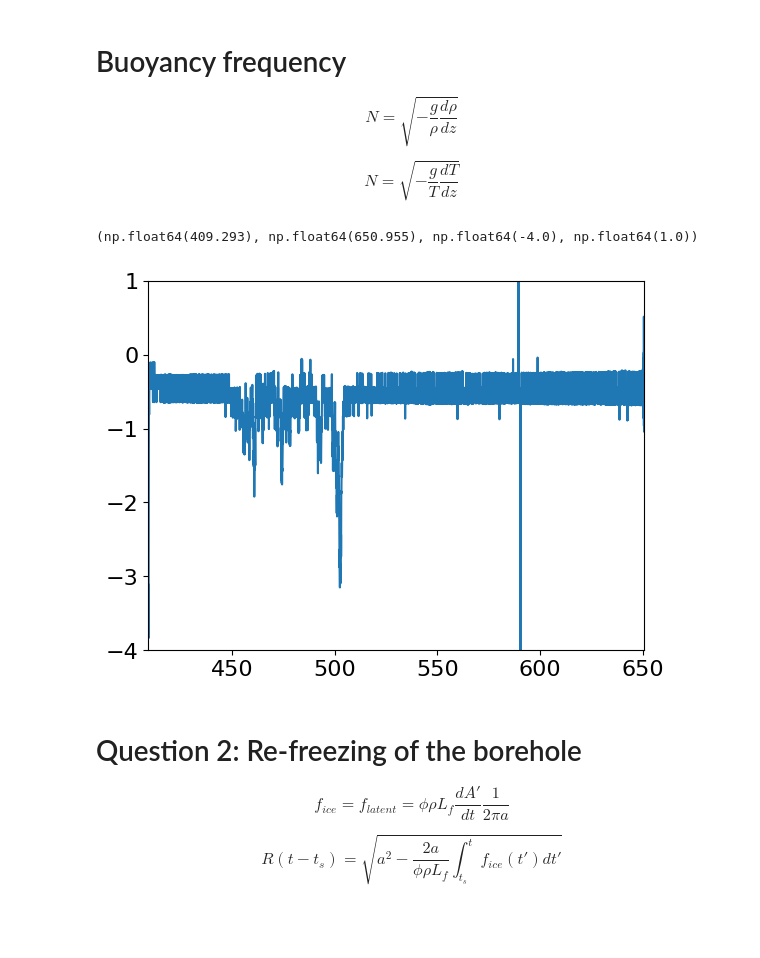
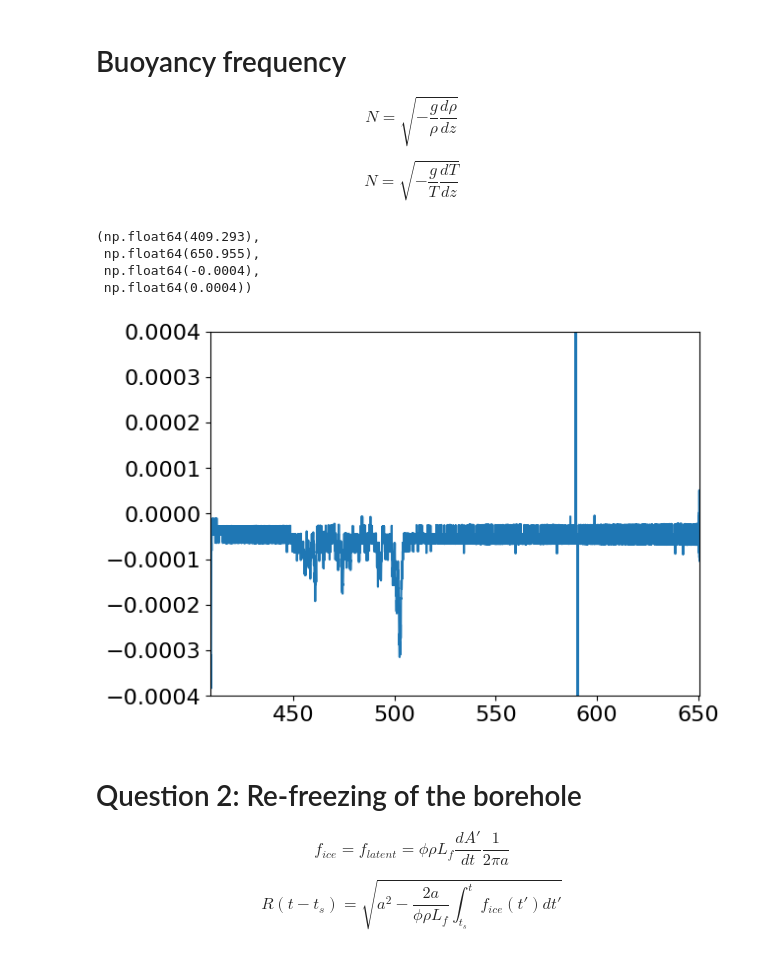
Before and after one commit to edur409/ENVPHYS, a Jupyter notebook: KIS2_plots.ipynb, the cells around one changed output. Saved outputs shown, nothing was run; the diff lists cells and outputs as text; code cells hidden in the pictures; blank space fills up the shorter version.

```diff
--- a/KIS2_plots.ipynb
+++ b/KIS2_plots.ipynb
@@ -114,10 +114,13 @@ g = 9.8
 N2 = -(g/rho[:-1])*(np.diff(rho)/(np.diff(10000*pressure)/(rho[:-1]*g)))
 # %%
 plt.plot(pressure[:-1],N2)
-plt.axis([pressure.min(), pressure.max(), -4, 1])
+plt.axis([pressure.min(), pressure.max(), -0.0004, 0.0004])
 # %% [output]
-(np.float64(409.293), np.float64(650.955), np.float64(-4.0), np.float64(1.0))
+(np.float64(409.293),
+ np.float64(650.955),
+ np.float64(-0.0004),
+ np.float64(0.0004))
-[figure, old version]
+[figure, new version]
 # %% [markdown]
 # Question 2: Re-freezing of the borehole
 
```
